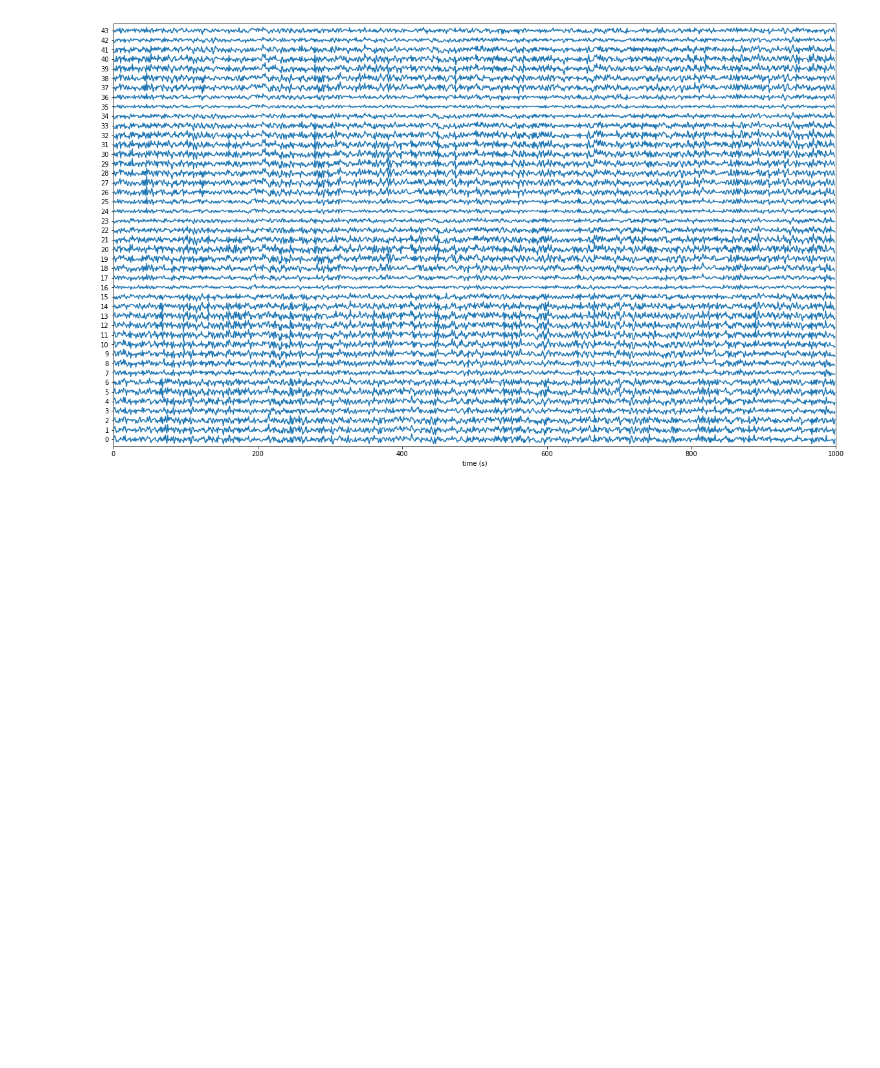
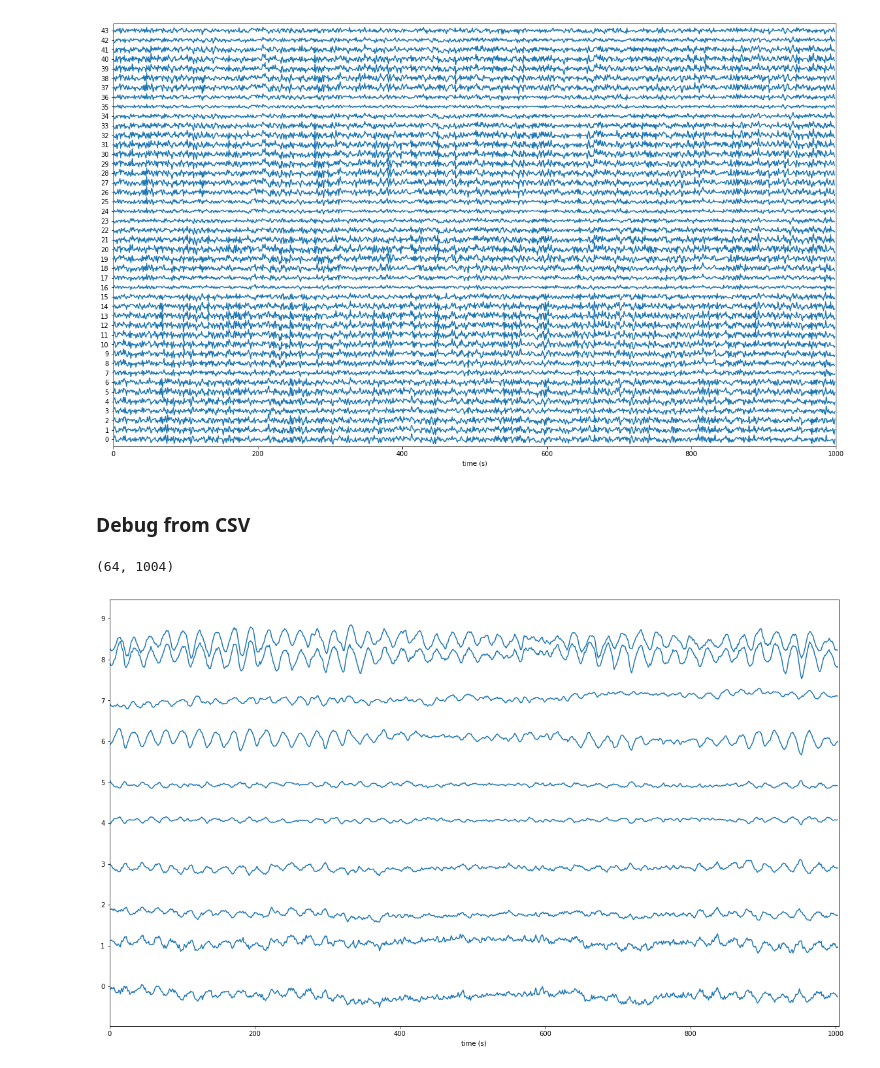
Before and after one commit to DanielLongo/eegML, a Jupyter notebook: vizualizations/eeg_load_debug.ipynb, the cells around one changed output. Saved outputs shown, nothing was run; the diff lists cells and outputs as text; code cells hidden in the pictures; blank space fills up the shorter version.

```diff
--- a/vizualizations/eeg_load_debug.ipynb
+++ b/vizualizations/eeg_load_debug.ipynb
@@ -183,3 +183,18 @@ matplotlib.rcParams['figure.figsize'] = 20.0, 12.0
 stacklineplot.stackplot(m[0], ylabels= [str(i) for i in range(m[0].shape[0])], yscale=1)
 # %% [output]
 [figure]
+# %% [markdown]
+### Debug from CSV
+# %%
+x = np.load("../data_loaders/sample_from_csv.npy")
+# %%
+x = x.squeeze()[:10, :]
+# %%
+x.shape
+# %% [output]
+(64, 1004)
+# %%
+matplotlib.rcParams['figure.figsize'] = 20.0, 12.0
+stacklineplot.stackplot(x, ylabels= [str(i) for i in range(x.shape[0])], yscale=1)
+# %% [output]
+[figure, added]
```
Also changed, not shown: 8 other files.
